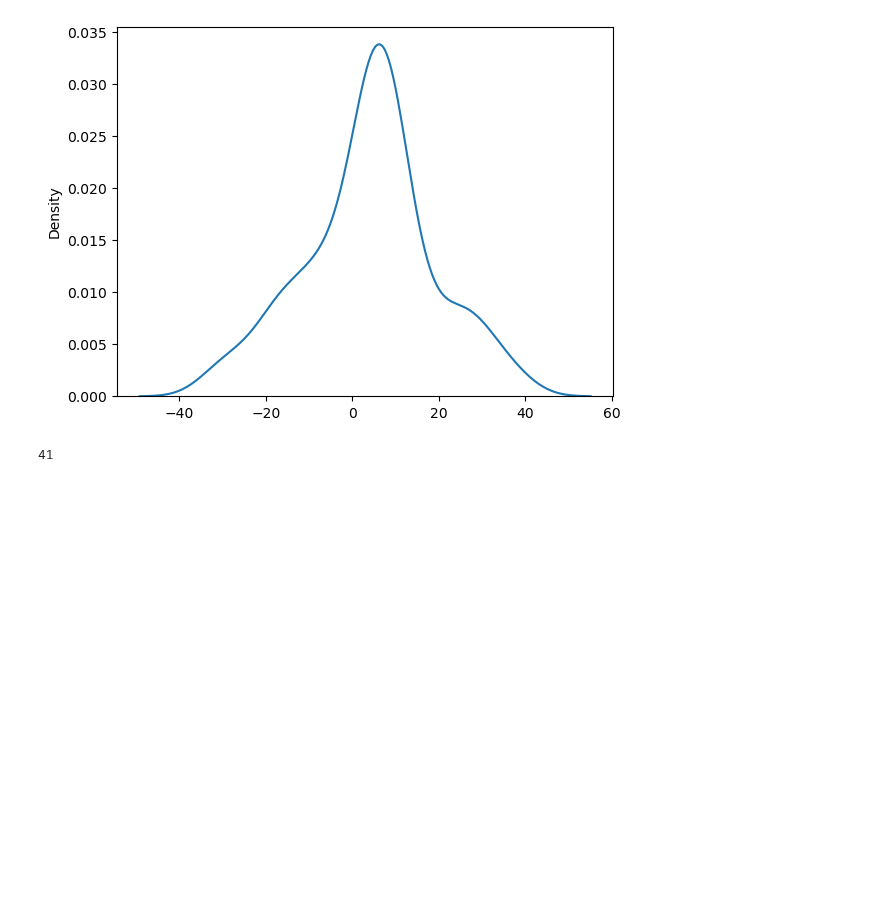
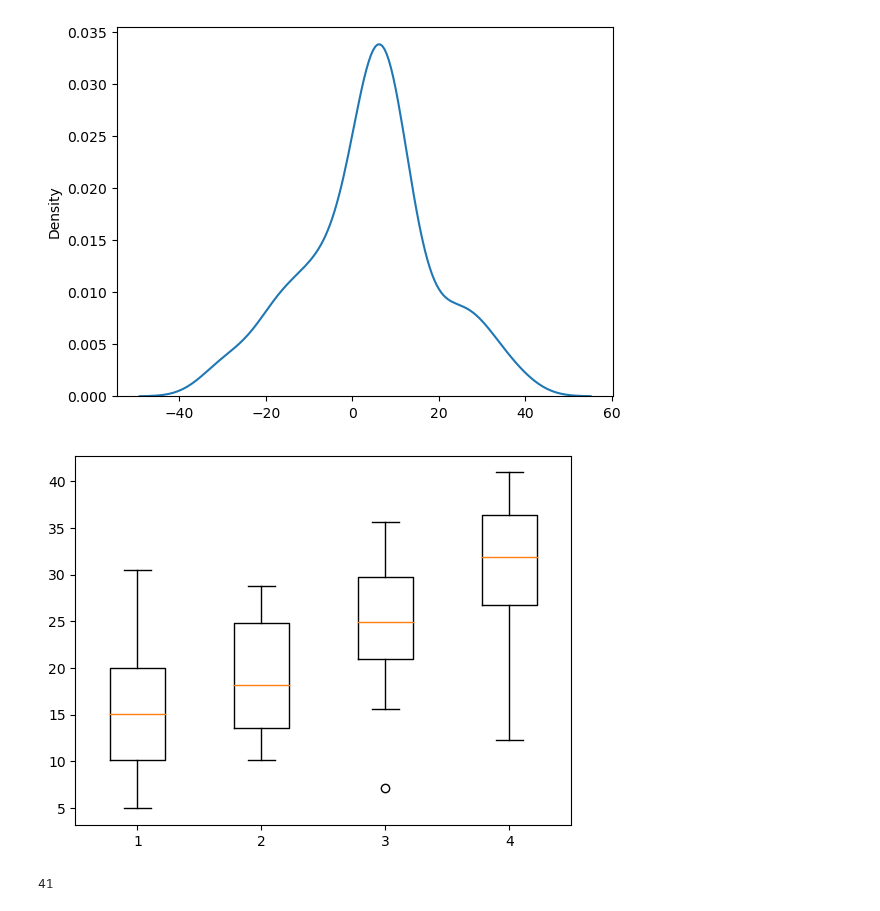
Before and after one commit to Htbibalan/FEDPROFERENCE, a Jupyter notebook: notebooks/FEDXD_READ_DATA_with_sync.ipynb, the cells around one changed output. Drawn from its saved outputs; the diff is of its cells as text; code cells hidden in the pictures; blank space fills up the shorter version.

```diff
--- a/notebooks/FEDXD_READ_DATA_with_sync.ipynb
+++ b/notebooks/FEDXD_READ_DATA_with_sync.ipynb
@@ -105,13 +105,6 @@ def sync_feds(df1, df2):
 
     return df1, df2, offset
 
-def calc_offset(fed1, fed2):
-
-    offset = fed2.query("Poke_Time > 10").t - fed1.query("Poke_Time > 10").t
-    return pd.Timedelta(offset.iloc[0])
-
-
-df1, df2, offset = sync_feds(df1, df2)
 
 print(df1.head(3))
 print(df2.head(3))
@@ -272,3 +234,27 @@ sns.kdeplot(offsets)
 # %% [output]
 <Axes: ylabel='Density'>
 [figure]
+# %%
+# remaking breakpoint figure with tidy_fed
+
+diets = feddata_synced.diet.unique()
+
+
+session = "FOUR"
+
+bp_NR_suc, bp_NR_cas5, bp_PR_suc, bp_PR_cas5 = [], [], [], []
+
+temp_df = feddata_synced.query("choice_session == @session & Event == 'Pellet'")
+temp_mice = temp_df.mouseid.unique()
+for mouse in temp_mice:
+    mouse_df = temp_df.query("mouseid == @mouse")
+    if "NR" in mouse_df.diet.unique():
+        bp_NR_suc.append(calc_mean_breakpoint(mouse_df.query("fed_pellet == 'SUC'")))
+        bp_NR_cas5.append(calc_mean_breakpoint(mouse_df.query("fed_pellet == 'CAS5'")))
+    elif "PR" in mouse_df.diet.unique():
+        bp_PR_suc.append(calc_mean_breakpoint(mouse_df.query("fed_pellet == 'SUC'")))
+        bp_PR_cas5.append(calc_mean_breakpoint(mouse_df.query("fed_pellet == 'CAS5'")))
+# %%
+plt.boxplot((bp_NR_suc, bp_NR_cas5, bp_PR_suc, bp_PR_cas5));
+# %% [output]
+[figure, added]
```
Also changed, not shown: parts of 15 cells of this notebook, 1 other file.
